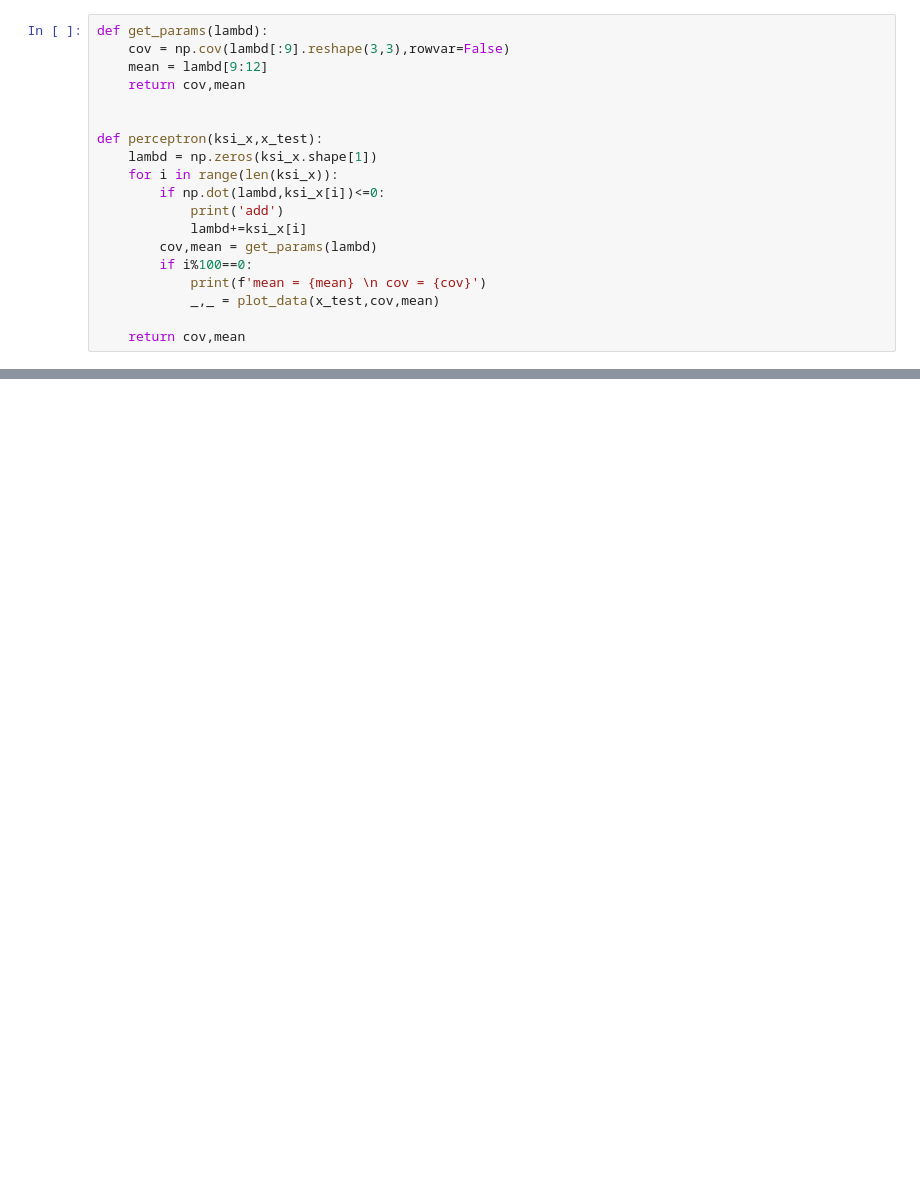
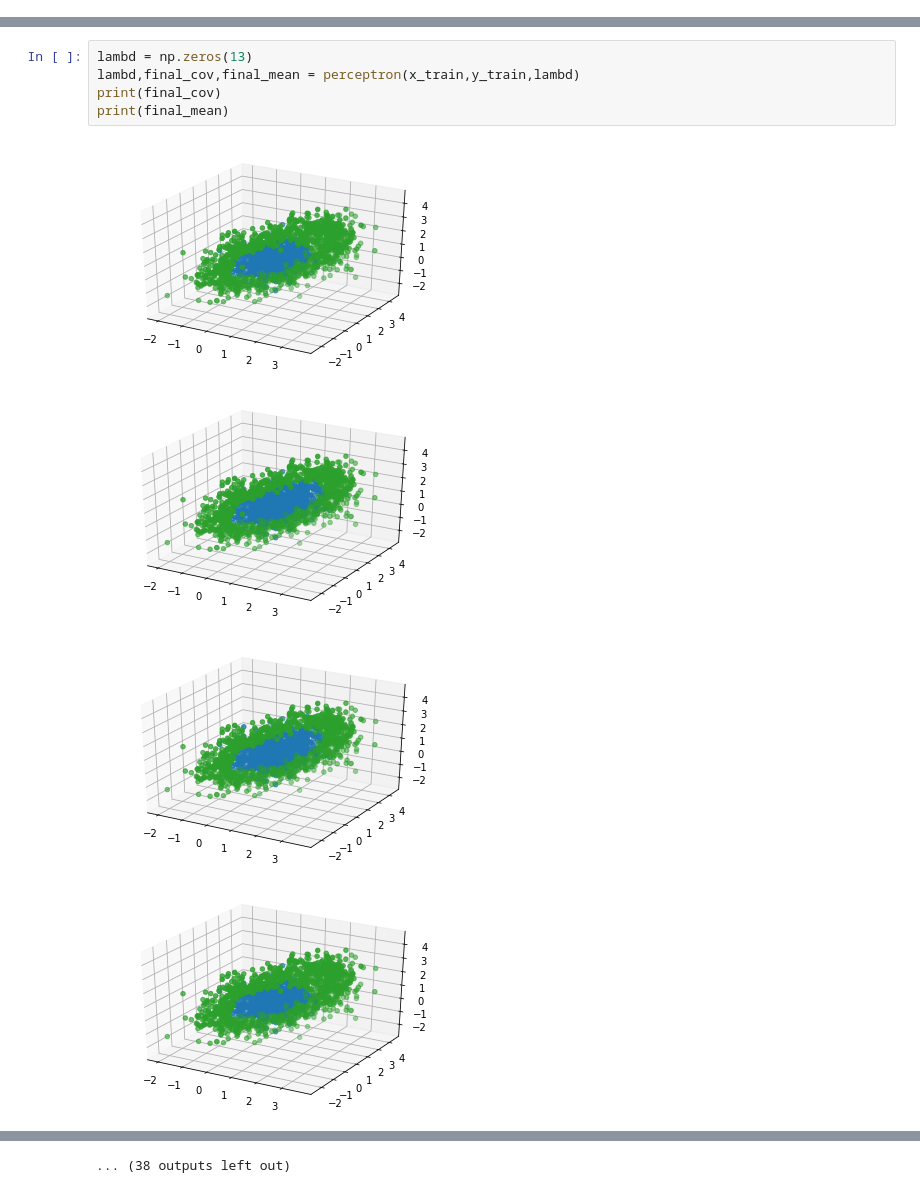
Before and after one commit to RodionBukhanevych11/pattern_recognition, a Jupyter notebook: lab4/test.ipynb, the cells around one changed output, grey strips where cells are left out. Saved outputs shown, nothing was run; the diff lists cells and outputs as text; blank space fills up the shorter version.

```diff
--- a/lab4/test.ipynb
+++ b/lab4/test.ipynb
@@ -75,19 +65,0 @@ print(ksi_x.shape)
-# %%
-def get_params(lambd):
-    cov = np.cov(lambd[:9].reshape(3,3),rowvar=False)
-    mean = lambd[9:12]
-    return cov,mean
-
-
-def perceptron(ksi_x,x_test):
-    lambd = np.zeros(ksi_x.shape[1])
-    for i in range(len(ksi_x)):
-        if np.dot(lambd,ksi_x[i])<=0:
-            print('add')
-            lambd+=ksi_x[i]
-        cov,mean = get_params(lambd)
-        if i%100==0:
-            print(f'mean = {mean} \n cov = {cov}')
-            _,_ = plot_data(x_test,cov,mean)
-
-    return cov,mean
@@ -128,0 +148,10 @@ mean = [5.50178943 5.16637857 4.9596784 ]
+# %%
+lambd = np.zeros(13)
+lambd,final_cov,final_mean = perceptron(x_train,y_train,lambd)
+print(final_cov)
+print(final_mean)
+# %% [output]
+[figure, added]
+[figure, added]
+[figure, added]
+[figure, added]
@@ -128,0 +166 @@ mean = [5.50178943 5.16637857 4.9596784 ]
+... (38 outputs left out)
```
Also changed, not shown: parts of 7 cells of this notebook, 2 other files.
